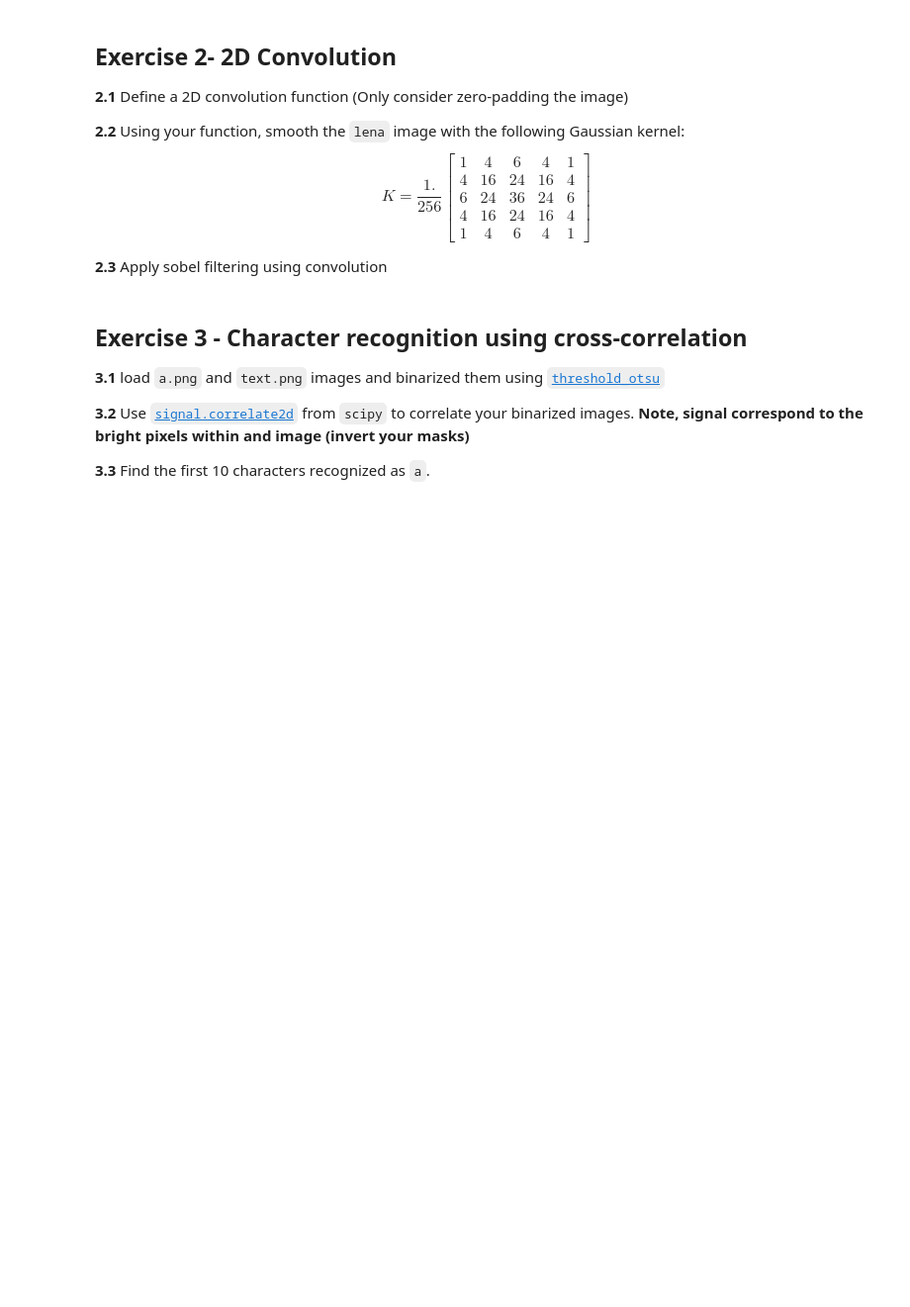
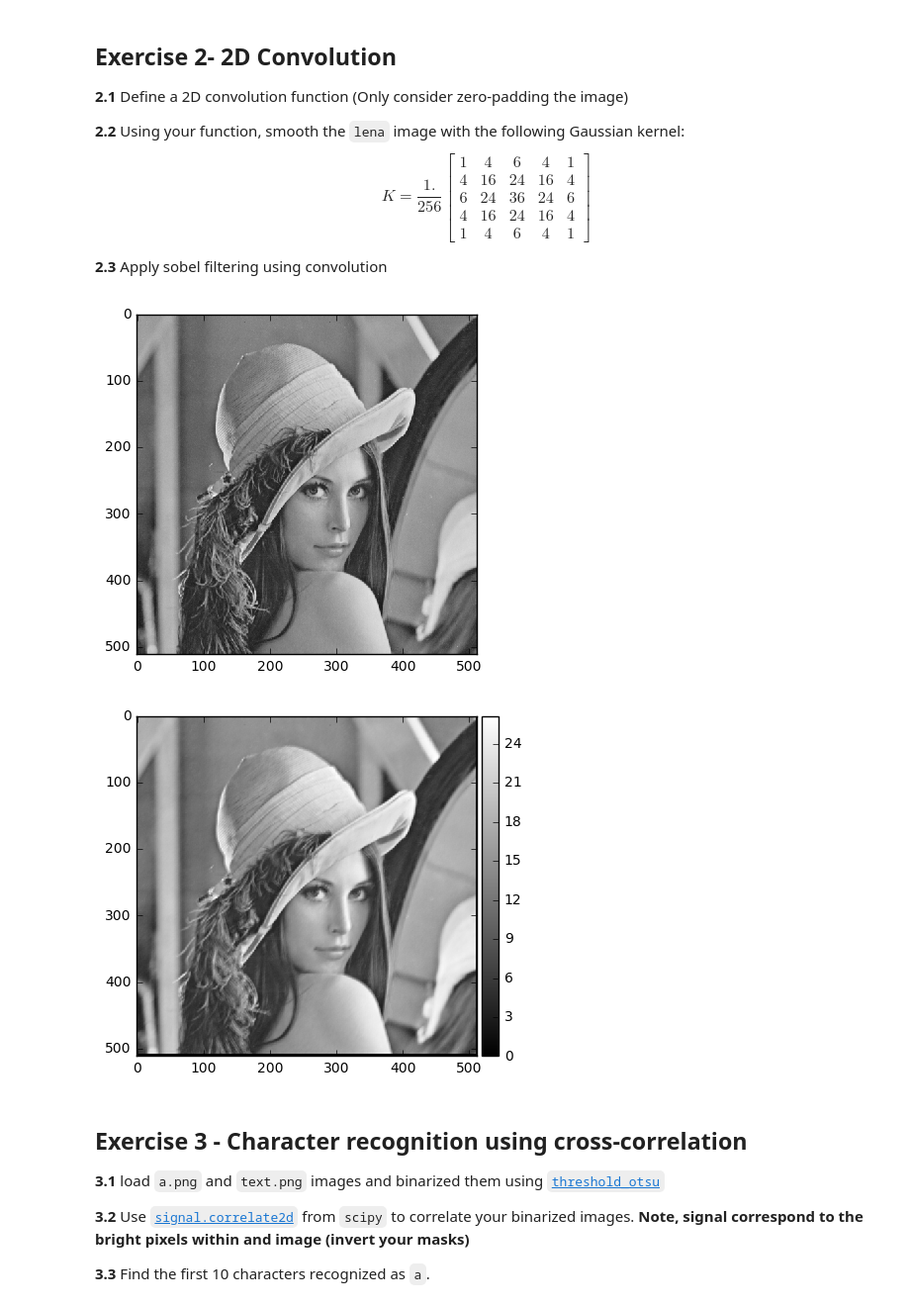
Before and after one commit to CarmenGenis/DSP-TP-1617, a Jupyter notebook: Lab3/python/Lab3.ipynb, the cells around one changed output. Shown at 99% size. Drawn from its saved outputs; the diff is of its cells as text; code cells hidden in the pictures; blank space fills up the shorter version.

```diff
--- a/Lab3/python/Lab3.ipynb
+++ b/Lab3/python/Lab3.ipynb
@@ -91,6 +140,43 @@ ValueError: too many values to unpack
 $$ K = \frac{1.}{256}\begin{bmatrix} 1 & 4 & 6 & 4 & 1 \\ 4 & 16 & 24 & 16 & 4 \\ 6 & 24 & 36 & 24 & 6 \\ 4 & 16 & 24 & 16 & 4 \\ 1 & 4 & 6 & 4 & 1 \end{bmatrix}$$
 
 **2.3** Apply sobel filtering using convolution
+# %%
+#2D Convolution Function
+def Conv_2d_Fun(x,m,n,K,coeffs):
+    out = np.zeros(shape=(512,512))
+
+
+    for i in range(int(K/2), int(m - K/2)):
+        for j in range(int(K/2) , int(n - K/2)):
+            summ = 0;
+
+            for ii in range(int(-K/2), int(K/2)): # kernel interaction
+                for jj in range(int(-K/2), int(K/2)):
+                    data = x[i + ii][j +jj];
+                    coeff = coeffs[ii + K/2][jj + K/2];
+
+                    summ += data * coeff;
+
+            out[i][j] = summ;
+    return out
+# %%
+#Input of the array K
+kernel = np.array([[1, 4, 6, 4, 1], [4, 16, 24, 16, 4], [6, 24, 36, 24, 6], [4, 16, 24, 16, 4], [1, 4, 6, 4,1]])
+
+for i in range(1,5):
+    for j in range(1,5):
+        kernel[i][j] = kernel[i][j]*1/256;
+
+img = io.imread("../images/lena-grey.bmp");
+
+img_float = img_as_float(img);
+res = Conv_2d_Fun(img_float, 512, 512, 5,kernel);
+io.imshow(img)
+plt.figure()
+io.imshow(res,cmap=cm.gray);
+# %% [output]
+[figure, added]
+[figure, added]
 # %% [markdown]
 ## Exercise 3 - Character recognition using cross-correlation
 
```
Also changed, not shown: parts of 7 cells of this notebook.
